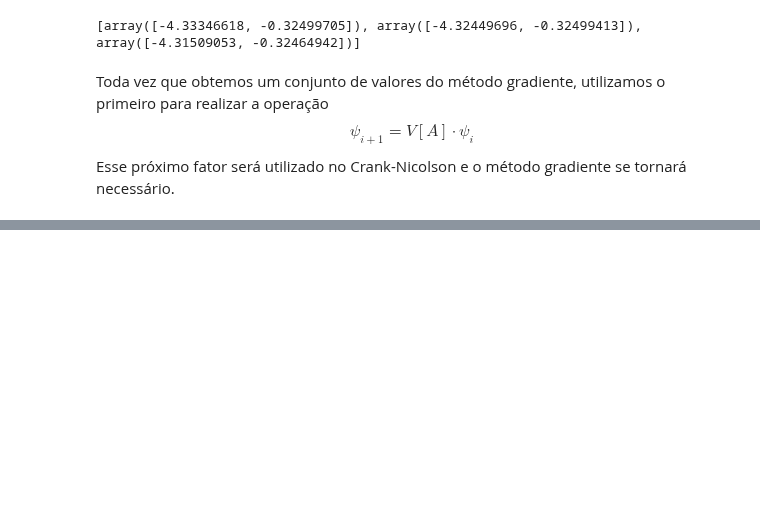
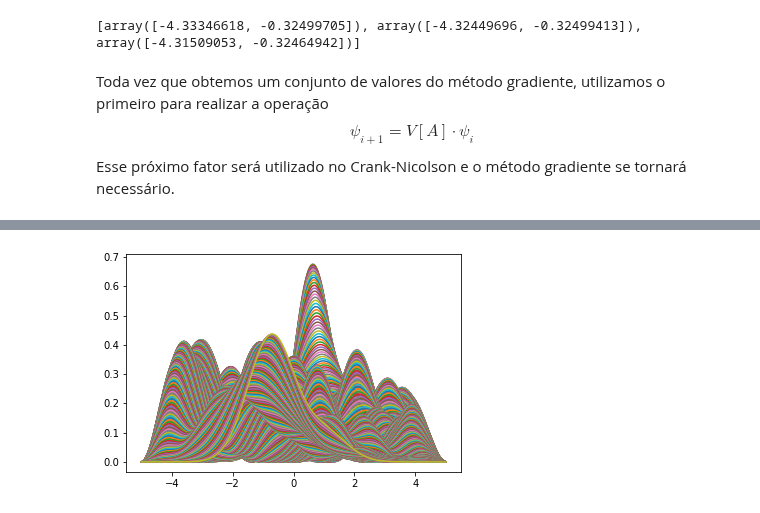
Before and after one commit to GabrielSiqueira1/MPC-Controle-Quantico, a Jupyter notebook: MPC.ipynb, the cells around one changed output, grey strips where cells are left out. Saved outputs shown, nothing was run; the diff lists cells and outputs as text; code cells hidden in the pictures; blank space fills up the shorter version.

```diff
--- a/MPC.ipynb
+++ b/MPC.ipynb
@@ -392,0 +377,5 @@ KeyboardInterrupt:
+# %%
+for i in range(0,999):
+    plt.plot(xs, np.absolute(psi[0:M, i])**2)
+# %% [output]
+[figure, added]
```
Also changed, not shown: parts of 2 cells of this notebook, 9 other files.
